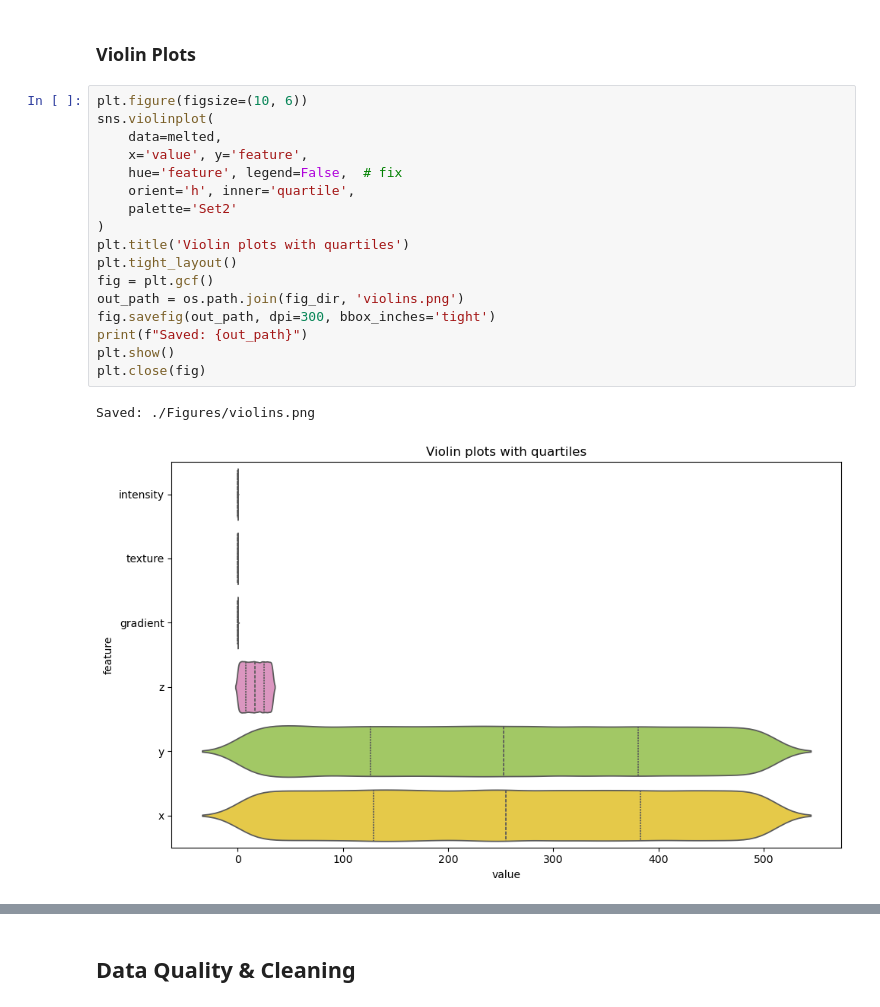
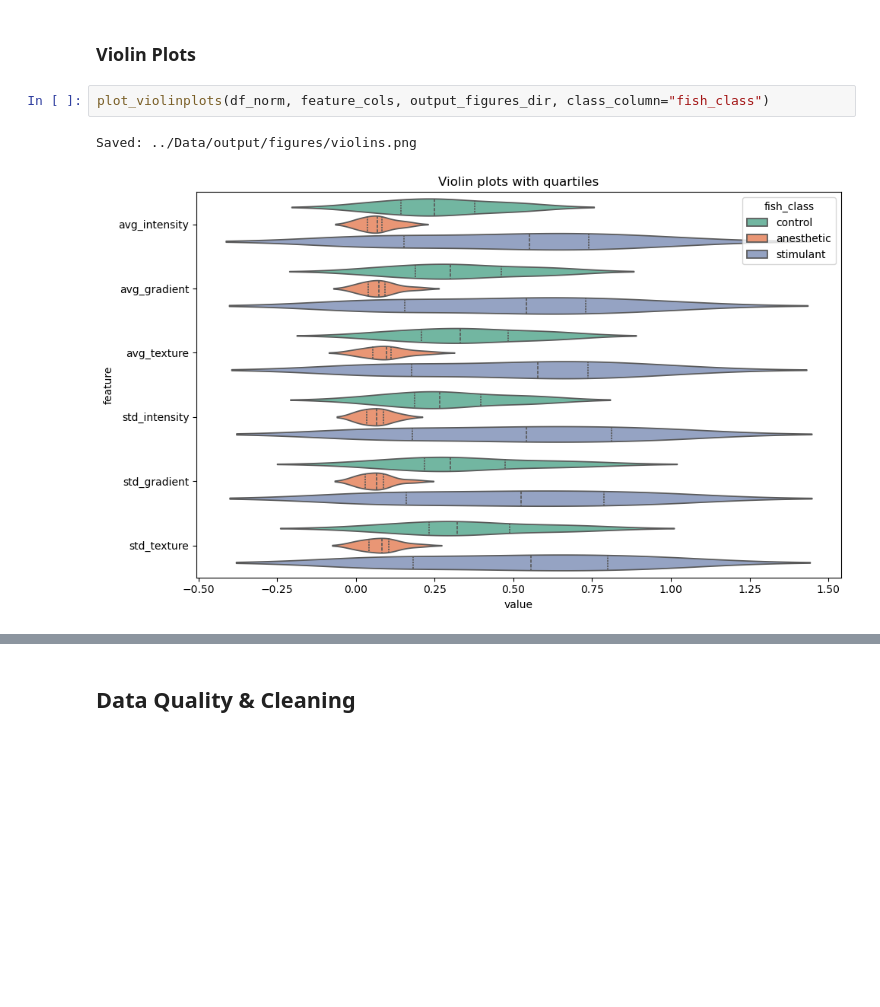
Before and after one commit to arlemoine/CMPS451_Project, a Jupyter notebook: Notebooks/adam.ipynb, the cells around one changed output, grey strips where cells are left out. Saved outputs shown, nothing was run; the diff lists cells and outputs as text; blank space fills up the shorter version.

```diff
--- a/Notebooks/adam.ipynb
+++ b/Notebooks/adam.ipynb
@@ -286,22 +368,7 @@ Saved: ./Figures/boxplots.png
 # %% [markdown]
 ### Violin Plots
-# %%
-plt.figure(figsize=(10, 6))
-sns.violinplot(
-    data=melted,
-    x='value', y='feature',
-    hue='feature', legend=False,  # fix
-    orient='h', inner='quartile',
-    palette='Set2'
-)
-plt.title('Violin plots with quartiles')
-plt.tight_layout()
-fig = plt.gcf()
-out_path = os.path.join(fig_dir, 'violins.png')
-fig.savefig(out_path, dpi=300, bbox_inches='tight')
-print(f"Saved: {out_path}")
-plt.show()
-plt.close(fig)
-# %% [output]
-Saved: ./Figures/violins.png
-[figure, removed]
+# %%
+plot_violinplots(df_norm, feature_cols, output_figures_dir, class_column="fish_class")
+# %% [output]
+Saved: ../Data/output/figures/violins.png
+[figure, added]
```
Also changed, not shown: parts of 27 cells of this notebook.
